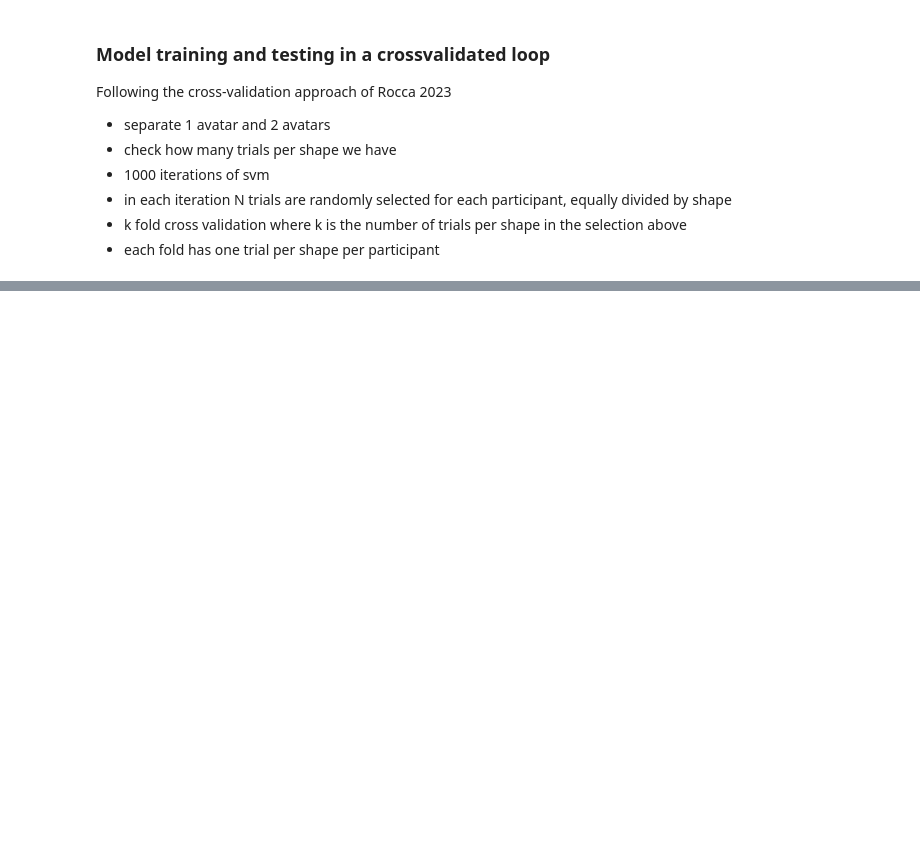
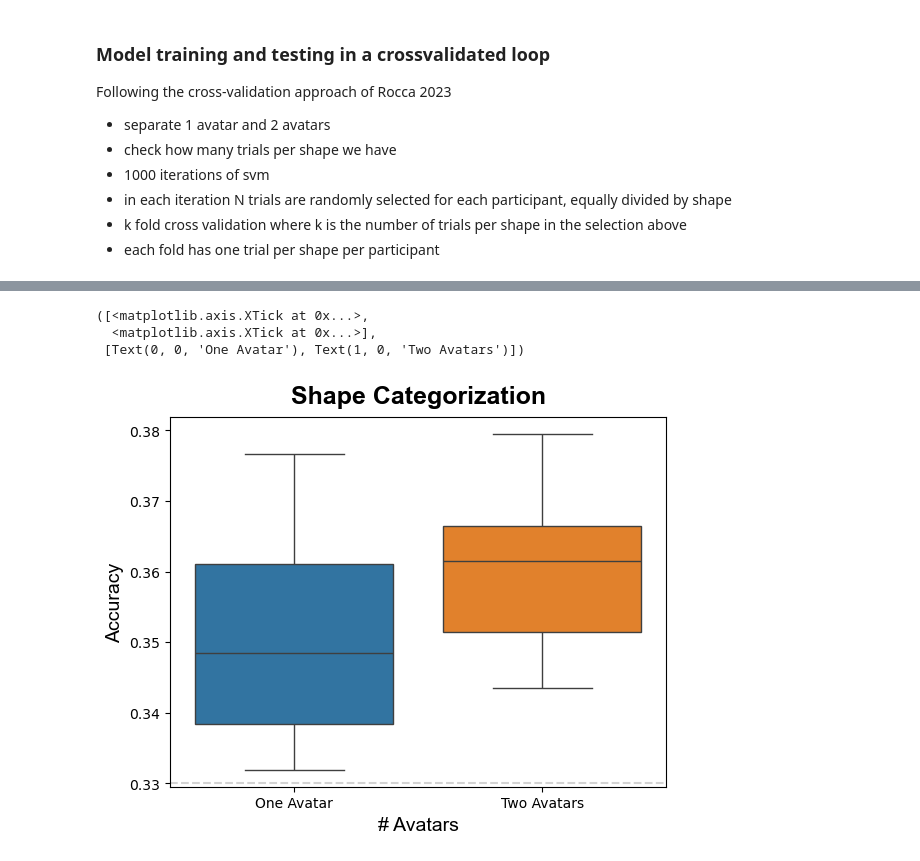
Before and after one commit to silviaformica/Neural-Networks-for-Shape-Discrimination, a Jupyter notebook: Classification3d.ipynb, the cells around one changed output, grey strips where cells are left out. Cells and saved outputs as stored; diff of their text form; code cells hidden in the pictures; blank space fills up the shorter version.

```diff
--- a/Classification3d.ipynb
+++ b/Classification3d.ipynb
@@ -176,7 +176,11 @@ for p in range(perm):
         indices3_sel = np.random.choice(indices3, cv, replace = False)
 
         indices = np.concat([indices1_sel, indices2_sel, indices3_sel])
-        X.append(this_x[indices, :])
+
+        X.append(this_x[indices1_sel, :])
+        X.append(this_x[indices2_sel, :])
+        X.append(this_x[indices3_sel, :])
+
         Y.append(this_y[indices])
 
 
@@ -189,7 +193,6 @@ for p in range(perm):
 
     for i, (train_index, test_index) in enumerate(skf.split(X, Y, groups)):
 
-        print(f"Fold: {i}")
         X_train = X[train_index]
         X_test = X[test_index]
 
@@ -202,7 +205,7 @@ for p in range(perm):
 
         # training the model
         svc = svm.SVC()
-        model = svc.fit(X_train, y_train)
+        model = svc.fit(x_train_scaled, y_train)
 
         x_test_scaled = scaler.transform(X_test)
 
@@ -230,0 +303,17 @@ Fold: 6
+# %%
+scores1 = np.mean(scores1, axis = 0)
+scores2 = np.mean(scores2, axis = 0)
+# %%
+plt.figure()
+
+sns.boxplot([scores1, scores2])
+plt.axhline(.33, color = 'lightgray', linestyle = '--')
+plt.title('Shape Categorization', fontdict=dict(fontsize= 18, font = 'Arial', fontweight='bold'), pad = 10)
+plt.xlabel('# Avatars', fontdict=dict(fontsize= 14, font = 'Arial'))
+plt.ylabel('Accuracy', fontdict=dict(fontsize= 14, font = 'Arial'))
+plt.xticks(ticks = [0, 1],labels = ['One Avatar', 'Two Avatars'])
+# %% [output]
+([<matplotlib.axis.XTick at 0x...>,
+  <matplotlib.axis.XTick at 0x...>],
+ [Text(0, 0, 'One Avatar'), Text(1, 0, 'Two Avatars')])
+[figure, added]
```
Also changed, not shown: parts of 4 cells of this notebook.
